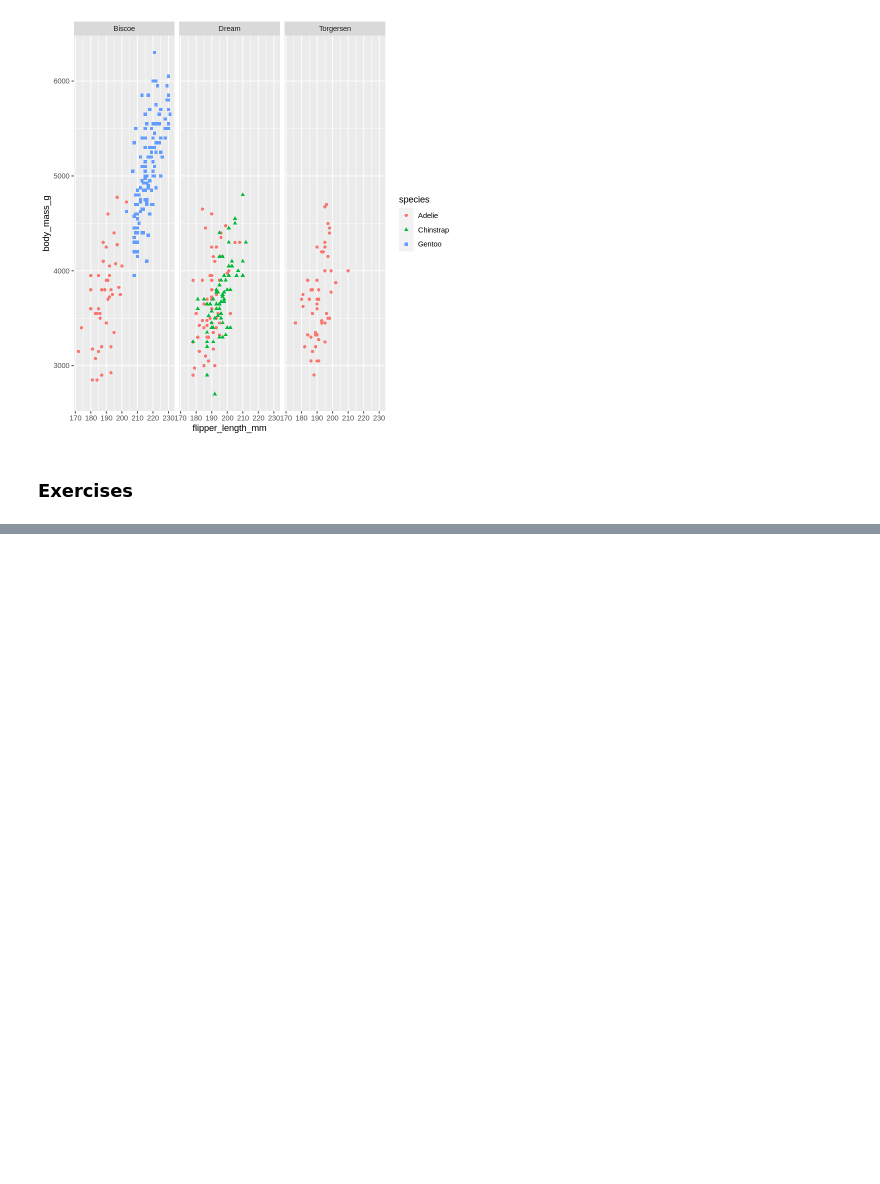
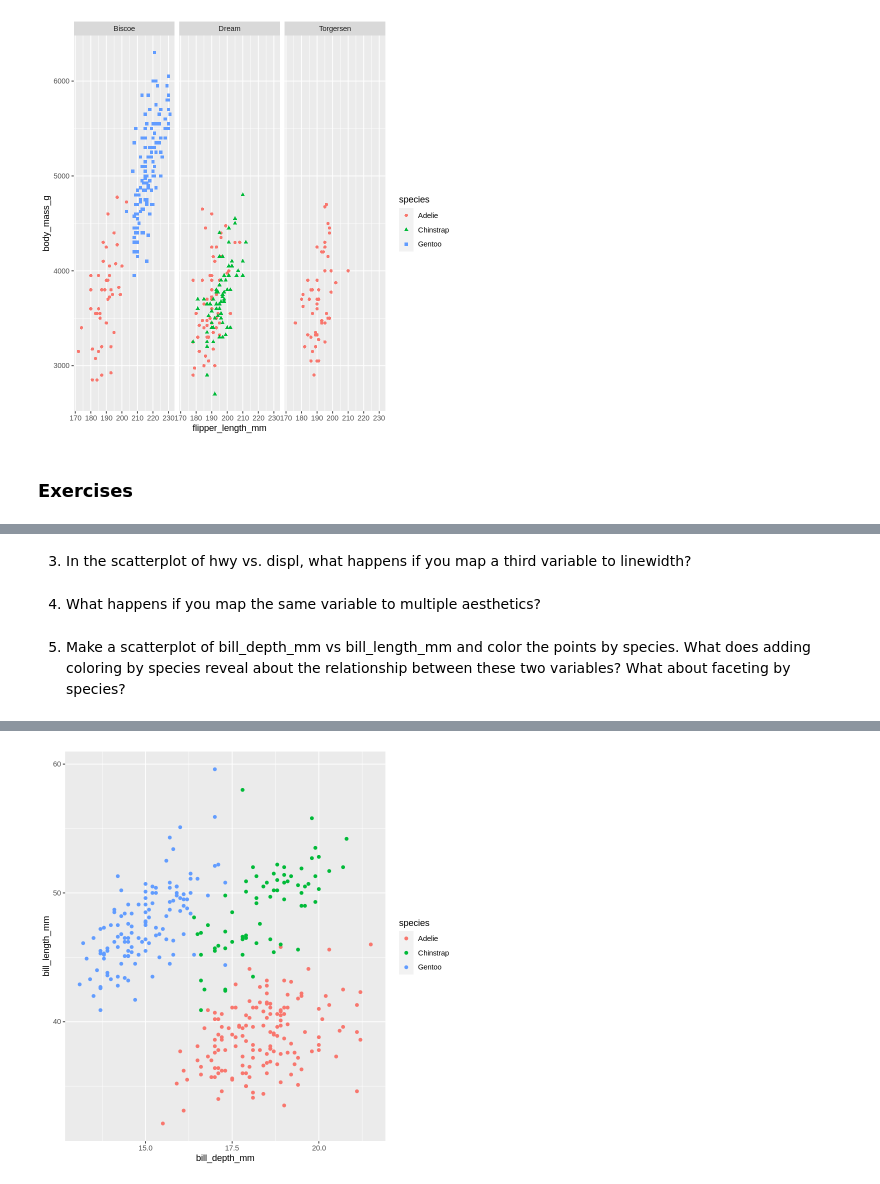
Before and after one commit to khuongduying/dataviz, a Jupyter notebook: DataViz_1.ipynb, the cells around one changed output, grey strips where cells are left out. Cells and saved outputs as stored; diff of their text form; code cells hidden in the pictures; blank space fills up the shorter version.

```diff
--- a/DataViz_1.ipynb
+++ b/DataViz_1.ipynb
@@ -546,0 +597,13 @@ Warning message:
+# %% [markdown]
+3. In the scatterplot of hwy vs. displ, what happens if you map a third variable to linewidth?
+# %% [markdown]
+4. What happens if you map the same variable to multiple aesthetics?
+# %% [markdown]
+5. Make a scatterplot of bill_depth_mm vs bill_length_mm and color the points by species. What does adding coloring by species reveal about the relationship between these two variables? What about faceting by species?
+# %%
+ggplot(
+  penguins,
+  aes(x=bill_depth_mm, y=bill_length_mm)
+) +
+  geom_point(aes(color=species))
+# %% [output]
@@ -546,0 +612 @@ Warning message:
+[figure, added]
```
Also changed, not shown: parts of 17 cells of this notebook.
